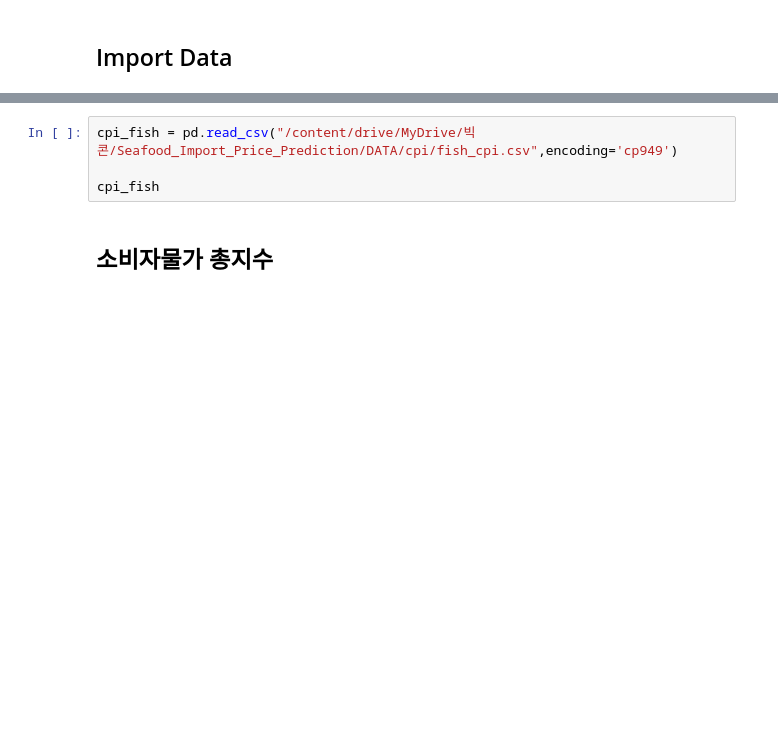
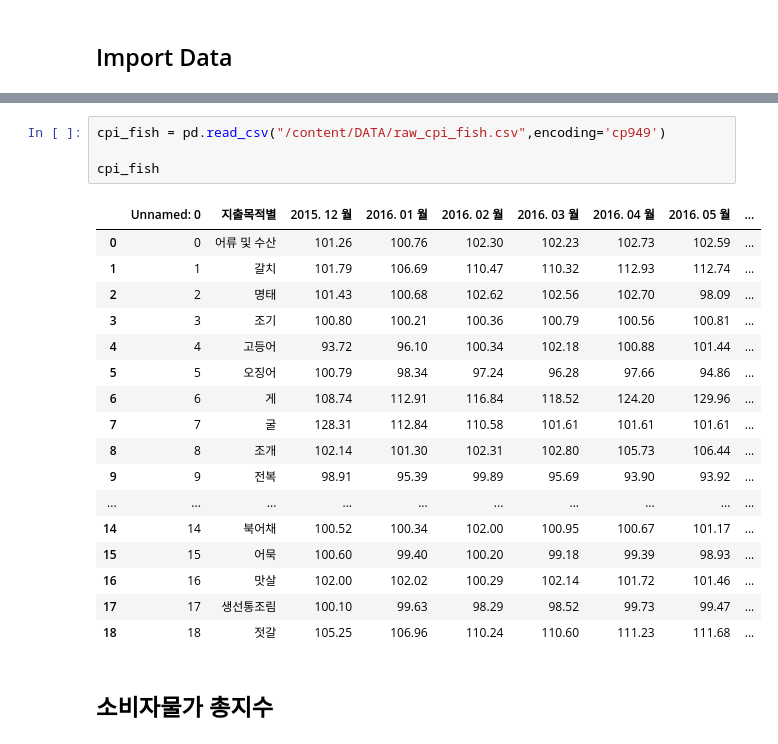
Before and after one commit to Yeony54/Project_Seafood_Import_Price_Prediction, a Jupyter notebook: temp_Preprocessing.ipynb, the cells around one changed output, grey strips where cells are left out. Saved outputs shown, nothing was run; the diff lists cells and outputs as text; blank space fills up the shorter version.

```diff
--- a/temp_Preprocessing.ipynb
+++ b/temp_Preprocessing.ipynb
@@ -855,7 +870,25 @@ cpi_purpose
 # %%
-cpi_fish = pd.read_csv("/content/drive/MyDrive/빅콘/Seafood_Import_Price_Prediction/DATA/cpi/fish_cpi.csv",encoding='cp949')
+cpi_fish = pd.read_csv("/content/DATA/raw_cpi_fish.csv",encoding='cp949')
 
 cpi_fish
+# %% [output]
+|  | Unnamed: 0 | 지출목적별 | 2015. 12 월 | 2016. 01 월 | 2016. 02 월 | 2016. 03 월 | 2016. 04 월 | 2016. 05 월 | ... |
+| 0 | 0 | 어류 및 수산 | 101.26 | 100.76 | 102.30 | 102.23 | 102.73 | 102.59 | ... |
+| 1 | 1 | 갈치 | 101.79 | 106.69 | 110.47 | 110.32 | 112.93 | 112.74 | ... |
+| 2 | 2 | 명태 | 101.43 | 100.68 | 102.62 | 102.56 | 102.70 | 98.09 | ... |
+| 3 | 3 | 조기 | 100.80 | 100.21 | 100.36 | 100.79 | 100.56 | 100.81 | ... |
+| 4 | 4 | 고등어 | 93.72 | 96.10 | 100.34 | 102.18 | 100.88 | 101.44 | ... |
+| 5 | 5 | 오징어 | 100.79 | 98.34 | 97.24 | 96.28 | 97.66 | 94.86 | ... |
+| 6 | 6 | 게 | 108.74 | 112.91 | 116.84 | 118.52 | 124.20 | 129.96 | ... |
+| 7 | 7 | 굴 | 128.31 | 112.84 | 110.58 | 101.61 | 101.61 | 101.61 | ... |
+| 8 | 8 | 조개 | 102.14 | 101.30 | 102.31 | 102.80 | 105.73 | 106.44 | ... |
+| 9 | 9 | 전복 | 98.91 | 95.39 | 99.89 | 95.69 | 93.90 | 93.92 | ... |
+| ... | ... | ... | ... | ... | ... | ... | ... | ... | ... |
+| 14 | 14 | 북어채 | 100.52 | 100.34 | 102.00 | 100.95 | 100.67 | 101.17 | ... |
+| 15 | 15 | 어묵 | 100.60 | 99.40 | 100.20 | 99.18 | 99.39 | 98.93 | ... |
+| 16 | 16 | 맛살 | 102.00 | 102.02 | 100.29 | 102.14 | 101.72 | 101.46 | ... |
+| 17 | 17 | 생선통조림 | 100.10 | 99.63 | 98.29 | 98.52 | 99.73 | 99.47 | ... |
+| 18 | 18 | 젓갈 | 105.25 | 106.96 | 110.24 | 110.60 | 111.23 | 111.68 | ... |
 # %% [markdown]
 ## 소비자물가 총지수
 # %% [markdown]
```
Also changed, not shown: parts of 10 cells of this notebook.
